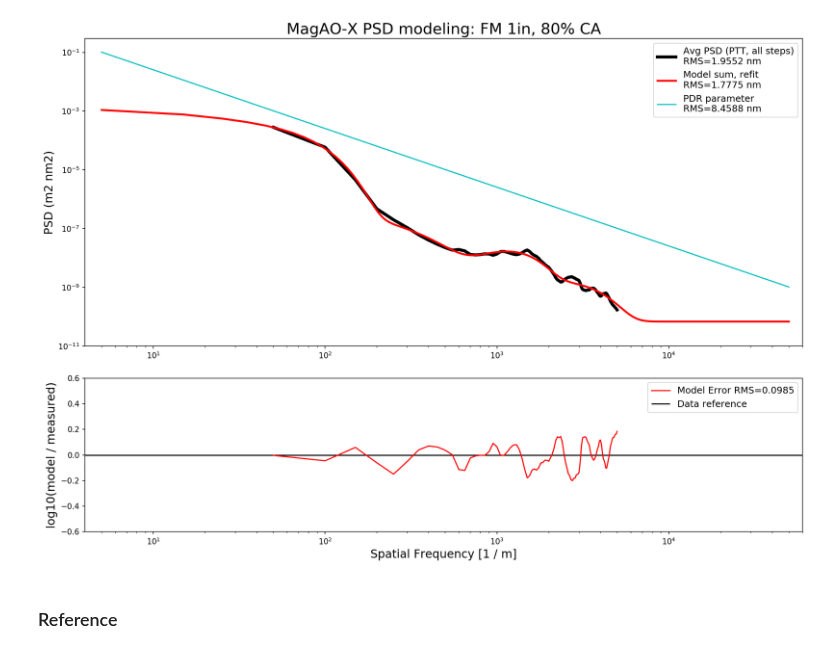
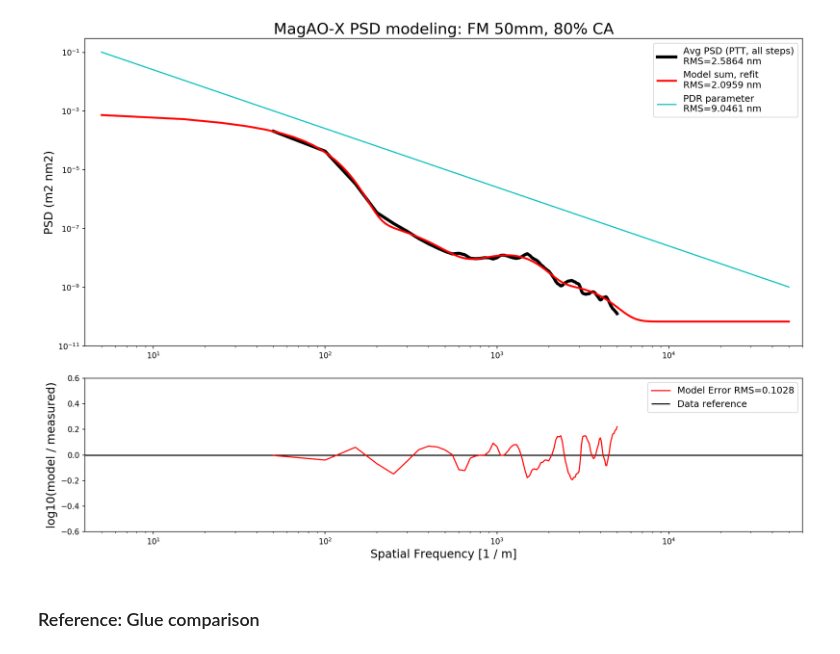
Before and after one commit to magao-x/magaox_poppy, a Jupyter notebook: PSD/PSDmodel_fm_1inch.ipynb, the cells around one changed output. Drawn from its saved outputs; the diff is of its cells as text; code cells hidden in the pictures.

Commit message:
update PSD model with new average psd

```diff
--- a/PSD/PSDmodel_fm_1inch.ipynb
+++ b/PSD/PSDmodel_fm_1inch.ipynb
@@ -42,7 +42,8 @@ nt_ptt = 3
 psd_folder = 'zygo_data/flat_mirrors/mvls_psd/'
 
 # open the file
-fileloc = 'lspsd_fm_{0}_avg_z{1}.fits'.format(opt_parms['label'], nt_ptt)
+#fileloc = 'lspsd_fm_{0}_avg_z{1}.fits'.format(opt_parms['label'], nt_ptt)
+fileloc = 'lspsd_fm_{0}_avg_z{1}_cal.fits'.format(opt_parms['label'], nt_ptt)
 psd_fits = fits.open(psd_folder+fileloc)[0]
 psd_avg = psd_fits.data * (u.nm*u.m)**2
 psd_hdr = psd_fits.header
@@ -57,6 +58,7 @@ avg_psd.load_psd(psd_data=psd_avg, psd_type='cal')
 avg_psd.load_psd_parameters(diam_ca=opt_parms['diam_ca'], npix_diam=opt_parms['diam_pix'],
                             wavelen=opt_parms['wavelen'], delta_k=opt_parms['dk'])
 avg_psd.calc_psd_radial(ring_width=opt_parms['ring_width'])
+avg_psd.k_min *= 0.5 # force this in for the MVLS PSDs
 avg_psd.calc_rms_set(kmid_ll=opt_parms['kmid_ll'], khigh_ll=opt_parms['khigh_ll'],
                      pwr_opt=avg_psd.psd_cal, print_rms=False, print_kloc=False)
 # %% [output]
@@ -174,37 +185,37 @@ pdr_rms = psd.calc_model_rms(psd_parm=[parm_pdr], psd_weight=pdr_weight,
                              k_tgt_lim=[ms_refit.k_min, ms_refit.k_max])
 
 k_radial = avg_psd.k_radial.value
 psd_radial = avg_psd.psd_radial_cal.value
 k_range_mdl = mdl_set[0].k_range.value
 
 plt.figure(figsize=[14,10],dpi=150)
 gs = gridspec.GridSpec(ncols=1, nrows=2, height_ratios=[4,2])
 ax0 = plt.subplot(gs[0])
 ax0.loglog(k_radial, psd_radial, 'k', linewidth=4, label='Avg PSD (PTT, all steps)\nRMS={0:.4f}'.format(avg_psd.rms_tot))
 ax0.loglog(k_range_mdl, ms_refit.psd_radial_sum.value, 'r', linewidth=2.5,
            label='Model sum, refit\nRMS={0:.4f}'.format(ms_refit.psd_rms_sum))
 ax0.loglog(k_range_mdl, psd_pdr.value, 'c', linewidth=1.5, label='PDR parameter\nRMS={0:.4f}'.format(pdr_rms))
 ax0.set_xlim(left=np.amin(k_range_mdl)*0.8, right=np.amax(k_range_mdl)*1.2)
 ax0.set_ylim(bottom=1e-11)
 ax0.set_ylabel('PSD ({0})'.format(ms_refit.psd_radial_sum.unit), fontsize=15)
 ax0.legend(prop={'size':12})#,loc='center left', bbox_to_anchor=(1, 0.5))
-ax0.set_title('MagAO-X PSD modeling: FM {0}, {1}% CA'.format(opt_parms['label'],opt_parms['ca']),
+ax0.set_title('MagAO-X PSD modeling: FM {0}, {1}% CA'.format('50mm',opt_parms['ca']),
              fontsize=20)
 
 ax1 = plt.subplot(gs[1])
 ax1.hlines(y=0, xmin=np.amin(k_range_mdl)*0.8, xmax=np.amax(k_range_mdl)*1.2, color='k', label='Data reference')
 ax1.semilogx(k_radial, ms_refit.error, 'r', label='Model Error RMS={0:.4f}'.format(ms_refit.error_rms))
 ax1.legend(prop={'size':12})
 ax1.set_ylim(top=0.6, bottom=-0.6)
 ax1.set_xlim(left=np.amin(k_range_mdl)*0.8, right=np.amax(k_range_mdl)*1.2)
 ax1.set_ylabel('log10(model / measured)', fontsize=15)
 ax1.set_xlabel('Spatial Frequency [{0}]'.format(ms_refit.k_radial_data.unit), fontsize=15)
 
 plt.tight_layout()
 # %% [output]
-[figure, old version]
+[figure, new version]
 # %% [markdown]
-### Reference
+### Reference: Glue comparison
 # %%
 %%time
 # add the glue
```
Also changed, not shown: parts of 11 cells of this notebook, 3 other files.
